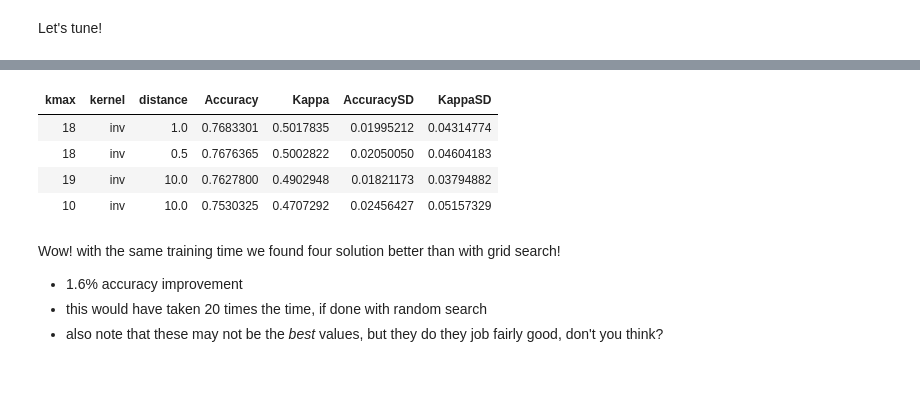
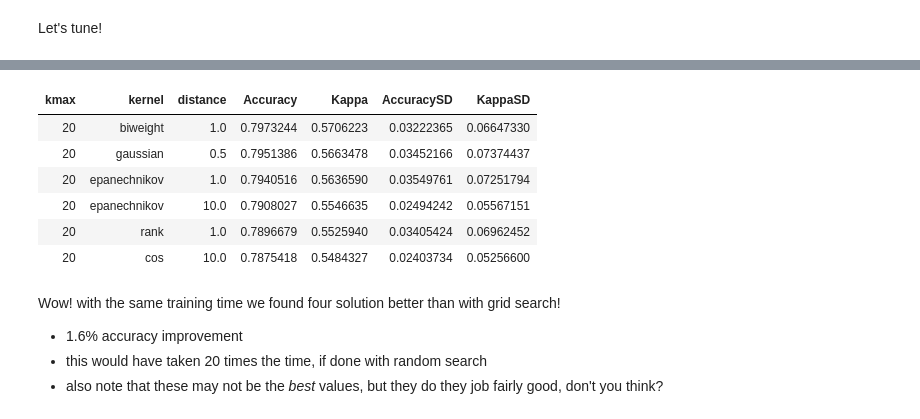
Before and after one commit to mmmlc/mlTeachings, a Jupyter notebook: 2_3_HyperparameterOptimization.ipynb, the cells around one changed output, grey strips where cells are left out. Drawn from its saved outputs; the diff is of its cells as text; code cells hidden in the pictures; blank space fills up the shorter version.

```diff
--- a/2_3_HyperparameterOptimization.ipynb
+++ b/2_3_HyperparameterOptimization.ipynb
@@ -215,15 +194,15 @@ Let's tune!
 
 set.seed(123) # to allow reproducibility of cross validation split
 
+tune_grid_random = tune_grid_large %>% sample_n(12)
+
 model_random_search = train(x = train %>% select(-one_of('survived')),
                           y = train %>% select(one_of('survived')) %>% pull %>% factor,
                           method = 'kknn',
-                          tuneGrid = tune_grid_large,
-                          tuneLength = 12,
-                          trControl = trainControl(search = 'random',
-                                                   method = 'cv',
-                                                    p = 0.9,
-                                                    number = 10)
+                          tuneGrid = tune_grid_random,
+                          trControl = trainControl(method = 'cv',
+                                                   p = 0.9,
+                                                   number = 10)
                     )
 
 saveRDS(model_random_search, 'data/model_random_search.R')
@@ -268,13 +249,15 @@ model_random_search$results %>%
 # %%
 model_random_search$results %>%
-    filter(Accuracy > 0.7505602) %>%
+    filter(Accuracy > 0.7854873) %>%
     arrange(Accuracy %>% desc())
 # %% [output]
 | kmax | kernel | distance | Accuracy | Kappa | AccuracySD | KappaSD |
-| 18 | inv | 1.0 | 0.7683301 | 0.5017835 | 0.01995212 | 0.04314774 |
-| 18 | inv | 0.5 | 0.7676365 | 0.5002822 | 0.02050050 | 0.04604183 |
-| 19 | inv | 10.0 | 0.7627800 | 0.4902948 | 0.01821173 | 0.03794882 |
-| 10 | inv | 10.0 | 0.7530325 | 0.4707292 | 0.02456427 | 0.05157329 |
+| 20 | biweight | 1.0 | 0.7973244 | 0.5706223 | 0.03222365 | 0.06647330 |
+| 20 | gaussian | 0.5 | 0.7951386 | 0.5663478 | 0.03452166 | 0.07374437 |
+| 20 | epanechnikov | 1.0 | 0.7940516 | 0.5636590 | 0.03549761 | 0.07251794 |
+| 20 | epanechnikov | 10.0 | 0.7908027 | 0.5546635 | 0.02494242 | 0.05567151 |
+| 20 | rank | 1.0 | 0.7896679 | 0.5525940 | 0.03405424 | 0.06962452 |
+| 20 | cos | 10.0 | 0.7875418 | 0.5484327 | 0.02403734 | 0.05256600 |
 # %% [markdown]
 Wow! with the same training time we found four solution better than with grid search!
 - 1.6% accuracy improvement
```
Also changed, not shown: parts of 12 cells of this notebook, 2 other files.
